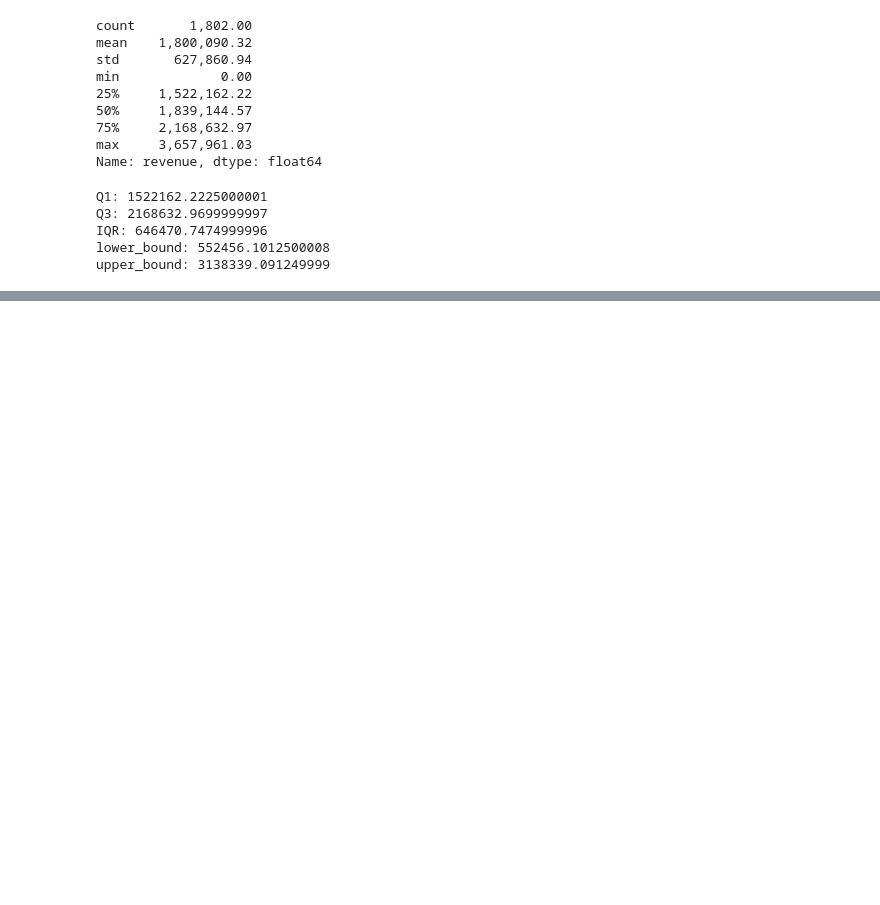
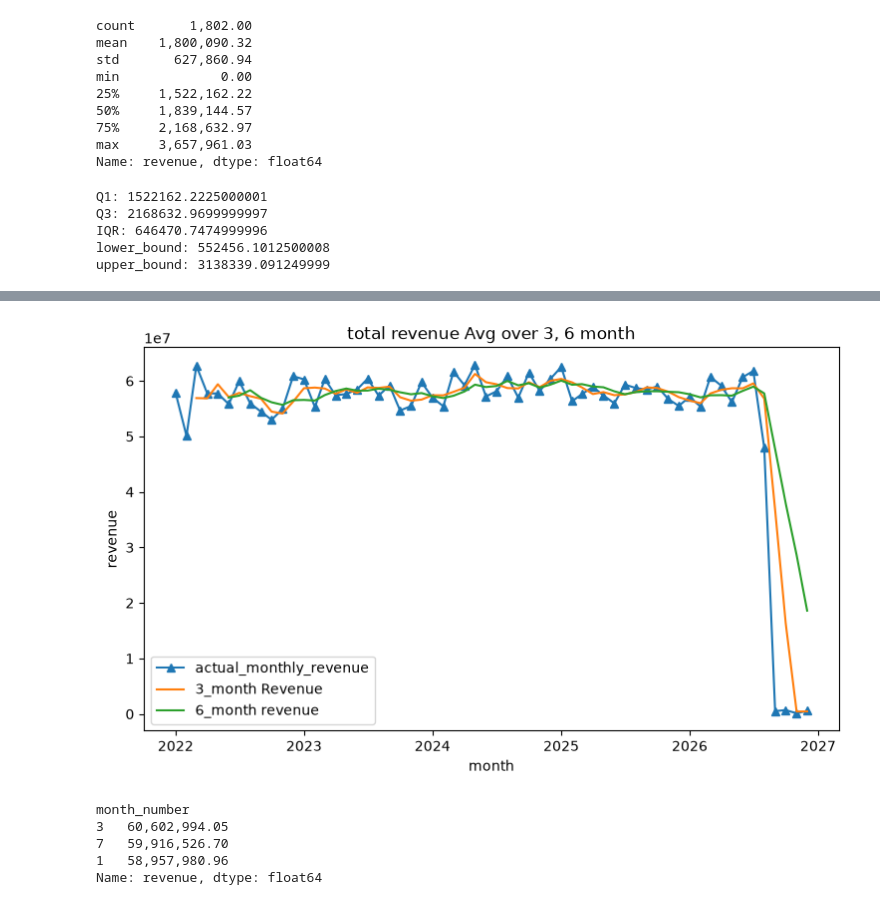
Before and after one commit to piyush8769/messy-ecommerce-analytics-dataset, a Jupyter notebook: Module_3_Data_Transformation.ipynb, the cells around one changed output, grey strips where cells are left out. Saved outputs shown, nothing was run; the diff lists cells and outputs as text; code cells hidden in the pictures; blank space fills up the shorter version.

```diff
--- a/Module_3_Data_Transformation.ipynb
+++ b/Module_3_Data_Transformation.ipynb
@@ -2553,0 +2562,8 @@ Low anomalies: 102
+# %%
+monthly_revenue_d=monthly_revenue.copy()
+# %%
+monthly_revenue_d=monthly_revenue_d.to_frame(name='revenue')
+# %%
+monthly_revenue_d['3_month']=monthly_revenue_d['revenue'].rolling(window=3).mean()
+monthly_revenue_d['6_month']=monthly_revenue_d['revenue'].rolling(window=6).mean()
+monthly_revenue_d.head(10)
@@ -2553,0 +2583,38 @@ Low anomalies: 102
+# %%
+plt.figure(figsize=(9,5))
+
+plt.plot(
+    monthly_revenue_d.index,
+    monthly_revenue_d['revenue'],
+    label='actual_monthly_revenue',
+    marker='^'
+)
+
+plt.plot(
+    monthly_revenue_d.index,
+    monthly_revenue_d['3_month'],
+    label='3_month Revenue'
+
+)
+
+plt.plot(
+    monthly_revenue_d.index,
+    monthly_revenue_d['6_month'],
+    label='6_month revenue'
+)
+
+plt.title('total revenue Avg over 3, 6 month')
+plt.xlabel('month')
+plt.ylabel('revenue')
+plt.legend()
+plt.show()
+# %% [output]
+[figure, added]
+# %%
+seasonal_month.sort_values(ascending=False).head(3)
+# %% [output]
+month_number
+3   60,602,994.05
+7   59,916,526.70
+1   58,957,980.96
+Name: revenue, dtype: float64
```
Also changed, not shown: parts of 15 cells of this notebook, 2 other files.
